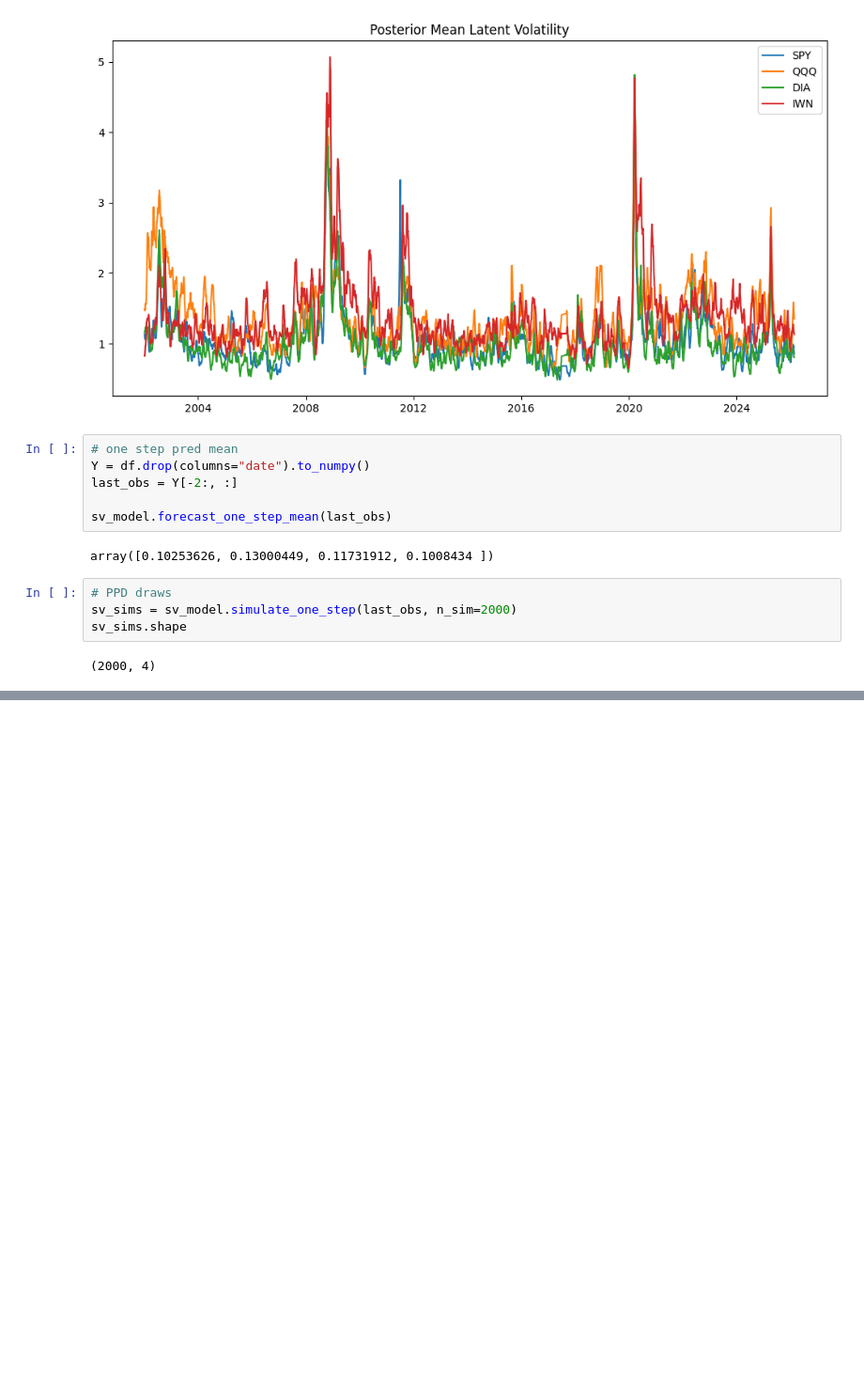
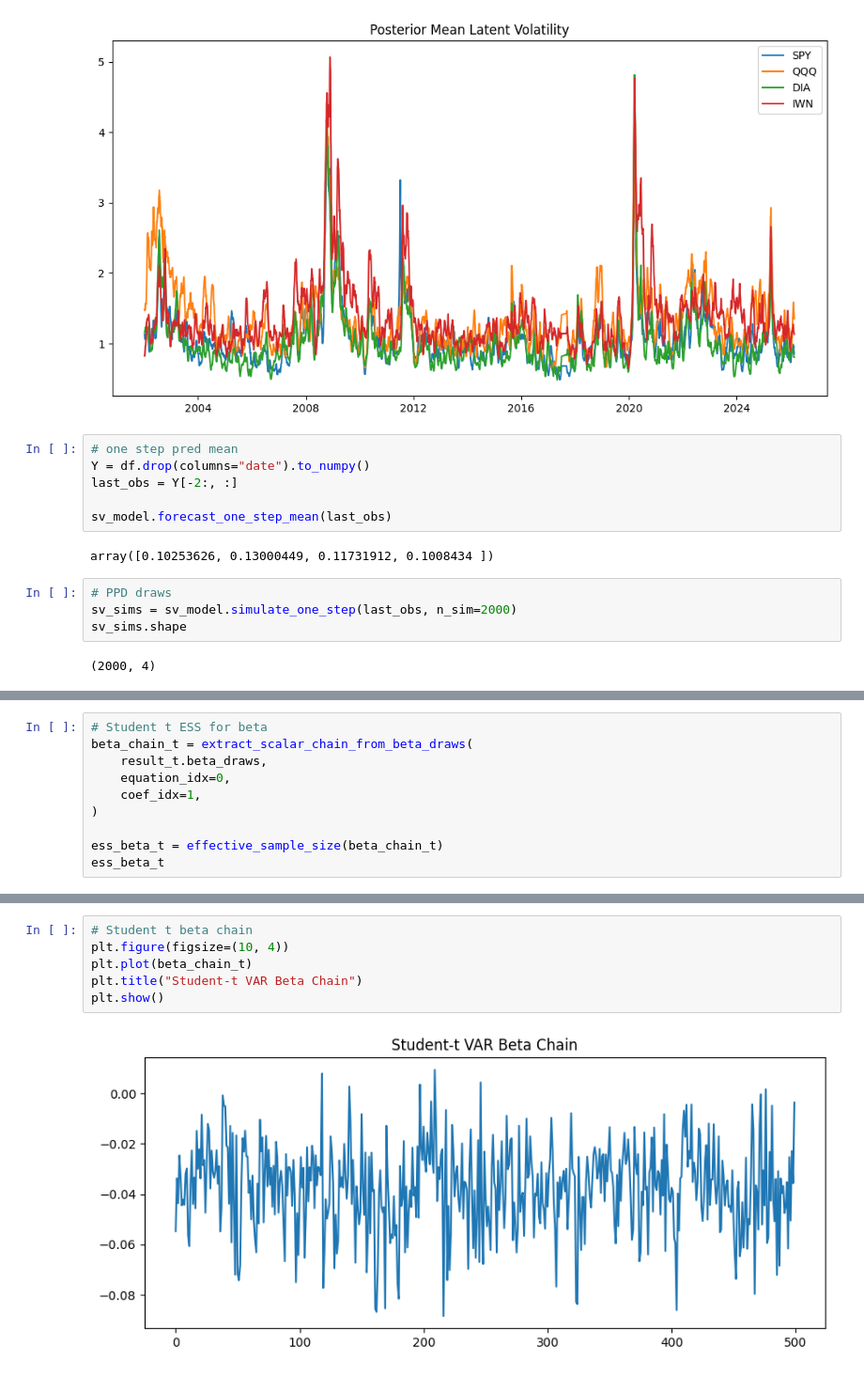
Before and after one commit to JonathanMa03/pmlproject-MaZhuTao-SP26, a Jupyter notebook: models_notebook.ipynb, the cells around one changed output, grey strips where cells are left out. Shown at 94% size. Drawn from its saved outputs; the diff is of its cells as text; blank space fills up the shorter version.

```diff
--- a/models_notebook.ipynb
+++ b/models_notebook.ipynb
@@ -495,0 +632,10 @@ sv_sims.shape
+# %%
+# Student t ESS for beta
+beta_chain_t = extract_scalar_chain_from_beta_draws(
+    result_t.beta_draws,
+    equation_idx=0,
+    coef_idx=1,
+)
+
+ess_beta_t = effective_sample_size(beta_chain_t)
+ess_beta_t
@@ -495,0 +681,8 @@ sv_sims.shape
+# %%
+# Student t beta chain
+plt.figure(figsize=(10, 4))
+plt.plot(beta_chain_t)
+plt.title("Student-t VAR Beta Chain")
+plt.show()
+# %% [output]
+[figure, added]
```
Also changed, not shown: parts of 20 cells of this notebook, 4 other files.
